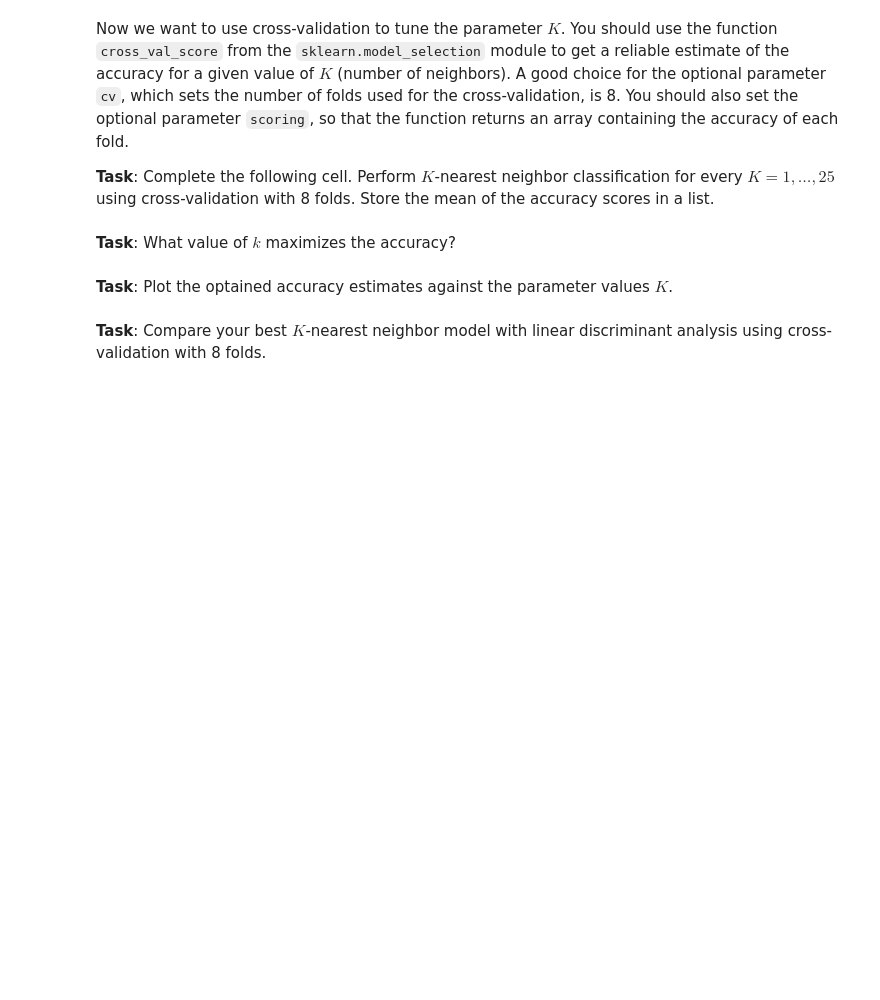
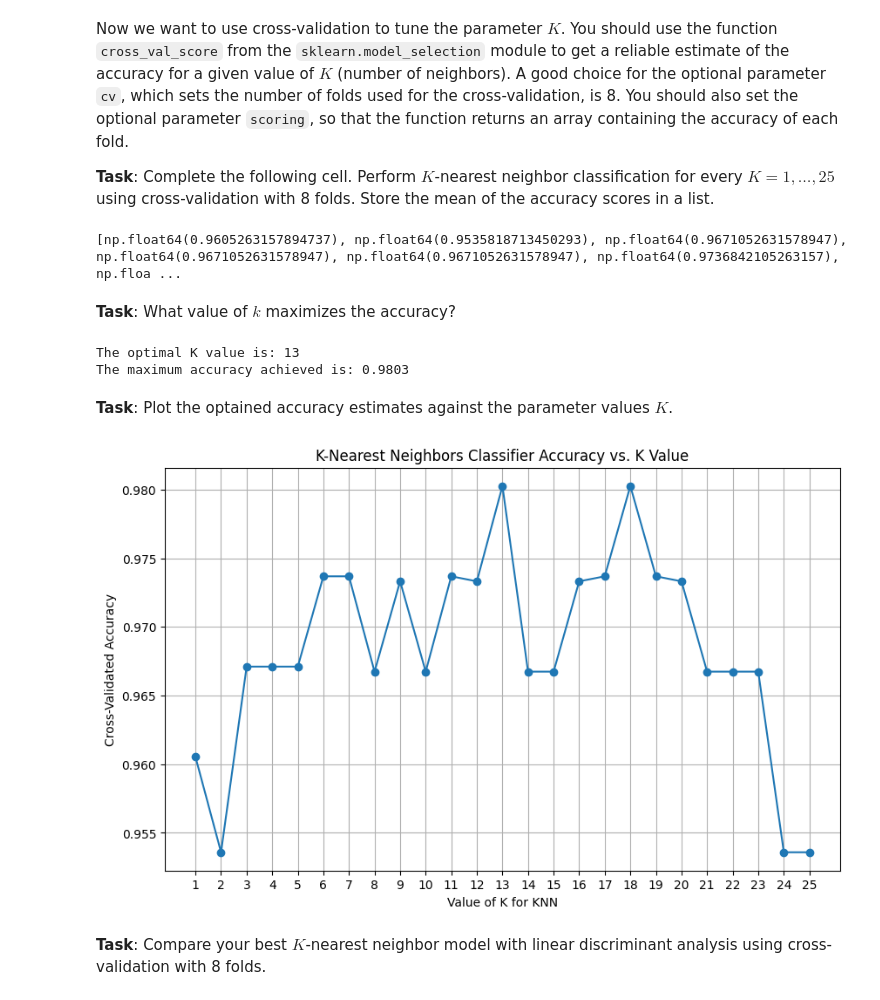
Before and after one commit to wmiksch/data-science, a Jupyter notebook: Homework_6.ipynb, the cells around one changed output. Saved outputs shown, nothing was run; the diff lists cells and outputs as text; code cells hidden in the pictures; blank space fills up the shorter version.

```diff
--- a/Homework_6.ipynb
+++ b/Homework_6.ipynb
@@ -20,6 +20,7 @@ Next, you should try the function `KNeighborsClassifier` from the module `sklear
 Use $K=5$ and compute the accuracy of the model, i.e., the proportion of correct classifications.
 # %%
 from sklearn.neighbors import KNeighborsClassifier
-neig = KNeighborsClassifier(n_neighbors=5)
-neig.fit(X, y)
+neigh = KNeighborsClassifier(n_neighbors=5)
+neigh.fit(X, y)
+neigh.score(X, y)
 # %% [output]
@@ -43,9 +44,40 @@ k_range = list(range(1, 26))
 k_scores = []
 
 # Use a for-loop to perform the task
+for k in k_range:
+  neigh = KNeighborsClassifier(n_neighbors=k)
+  k_scores.append(cross_val_score(neigh,X,y,cv=n_fold,scoring='accuracy').mean())
+
+print(k_scores)
+# %% [output]
+[np.float64(0.9605263157894737), np.float64(0.9535818713450293), np.float64(0.9671052631578947), np.float64(0.9671052631578947), np.float64(0.9671052631578947), np.float64(0.9736842105263157), np.floa ...
 # %% [markdown]
 **Task**: What value of $k$ maximizes the accuracy?
+# %%
+import numpy as np
+optimal_k_index = np.argmax(k_scores)
+optimal_k = k_range[optimal_k_index]
+max_accuracy = k_scores[optimal_k_index]
+
+print(f"The optimal K value is: {optimal_k}")
+print(f"The maximum accuracy achieved is: {max_accuracy:.4f}")
+# %% [output]
+The optimal K value is: 13
+The maximum accuracy achieved is: 0.9803
 # %% [markdown]
 **Task**: Plot the optained accuracy estimates against the parameter values $K$.
+# %%
+import matplotlib.pyplot as plt
+
+plt.figure(figsize=(10, 6))
+plt.plot(k_range, k_scores, marker='o')
+plt.xlabel('Value of K for KNN')
+plt.ylabel('Cross-Validated Accuracy')
+plt.title('K-Nearest Neighbors Classifier Accuracy vs. K Value')
+plt.xticks(k_range)
+plt.grid(True)
+plt.show()
+# %% [output]
+[figure, added]
 # %% [markdown]
 **Task**: Compare your best $K$-nearest neighbor model with linear discriminant analysis using cross-validation with 8 folds.
```
Also changed, not shown: parts of 1 cell of this notebook.
